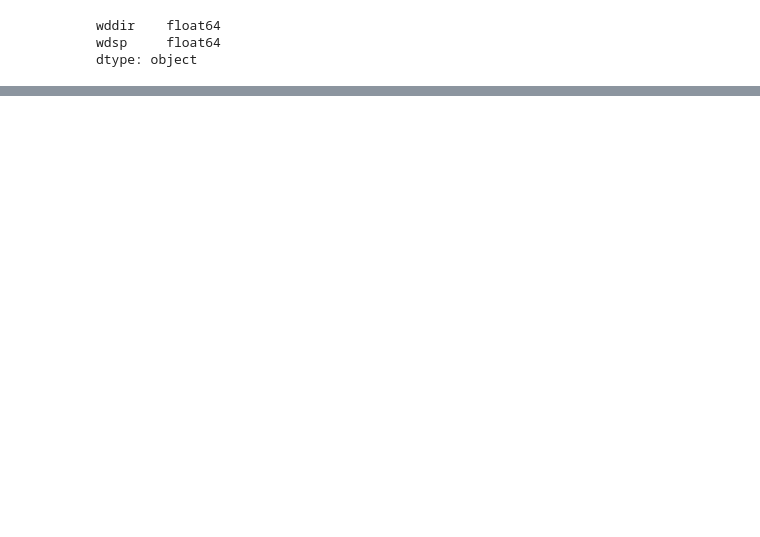
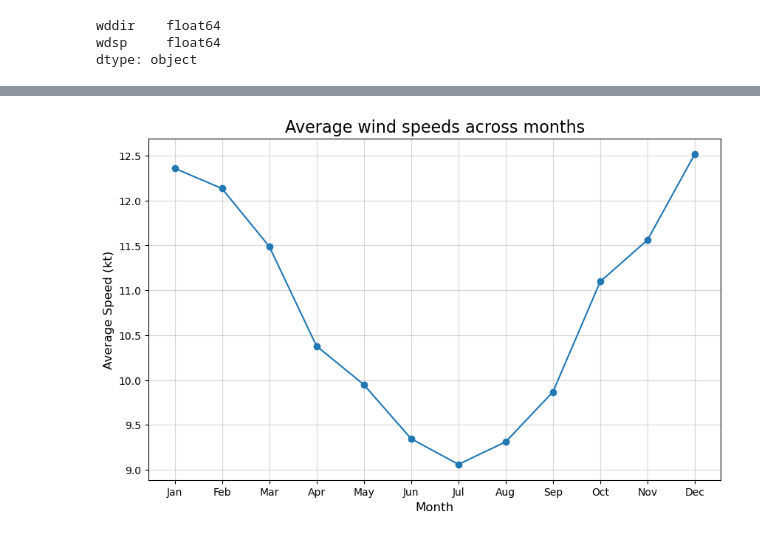
Before and after one commit to mondbr/PFDA_project, a Jupyter notebook: analysis.ipynb, the cells around one changed output, grey strips where cells are left out. Cells and saved outputs as stored; diff of their text form; code cells hidden in the pictures; blank space fills up the shorter version.

Commit message:
converting the 'datetime' column and plotting the average wdsp

```diff
--- a/analysis.ipynb
+++ b/analysis.ipynb
@@ -238,0 +260,9 @@ dtype: object
+# %%
+# Converting the date column from string format ('DD-MMM-YYYY HH:MM') to datetime object
+df['datetime'] = pd.to_datetime(df['date'], format='%d-%b-%Y %H:%M')
+
+# Extracting the month from the 'datetime' column
+df['month'] = df['datetime'].dt.month
+
+# Adding the 'month' column to new dataframe 'cleandf'
+cleandf['month'] = df['month']
@@ -238,0 +289,5 @@ dtype: object
+# %%
+monthly_avg = cleandf.groupby('month')['wdsp'].mean()
+
+# printing the monthly average wind speed
+print(monthly_avg)
@@ -238,0 +312,19 @@ dtype: object
+# %%
+# Plotting the monthly average wind speed
+plt.figure(figsize=(10, 6))
+
+# line plot
+plt.plot(monthly_avg.index, monthly_avg.values, marker='o')
+
+# adding title and labels
+plt.title('Average wind speeds across months', fontsize=16)
+plt.xlabel('Month', fontsize=12)
+plt.ylabel('Average Speed (kt)', fontsize=12)
+
+# setting the x-axis labels to the month names
+plt.xticks(ticks=range(1, 13), labels=['Jan', 'Feb', 'Mar', 'Apr', 'May', 'Jun', 'Jul', 'Aug', 'Sep', 'Oct', 'Nov', 'Dec'])
+
+# adding grid for better visibility
+plt.grid(alpha=0.5)
+# %% [output]
+[figure, added]
```
Also changed, not shown: parts of 19 cells of this notebook.
